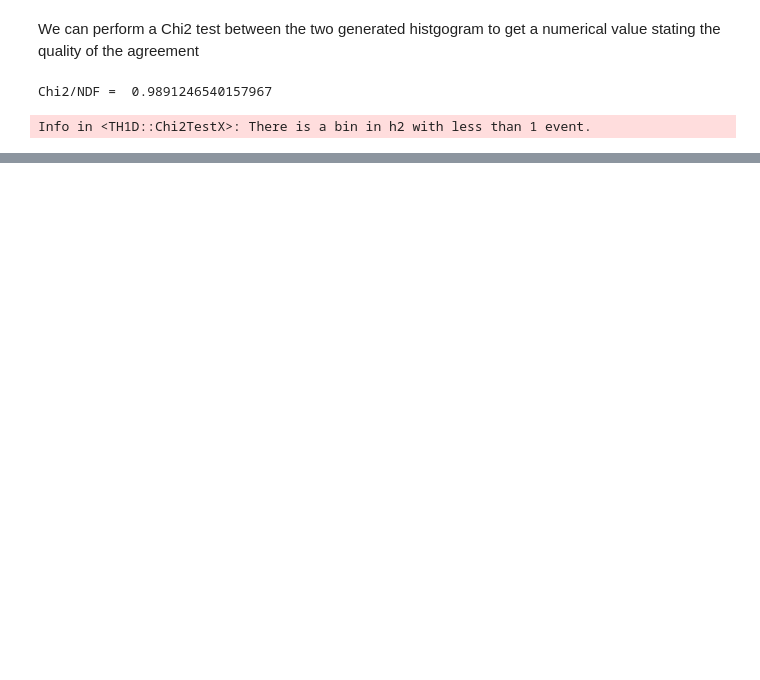
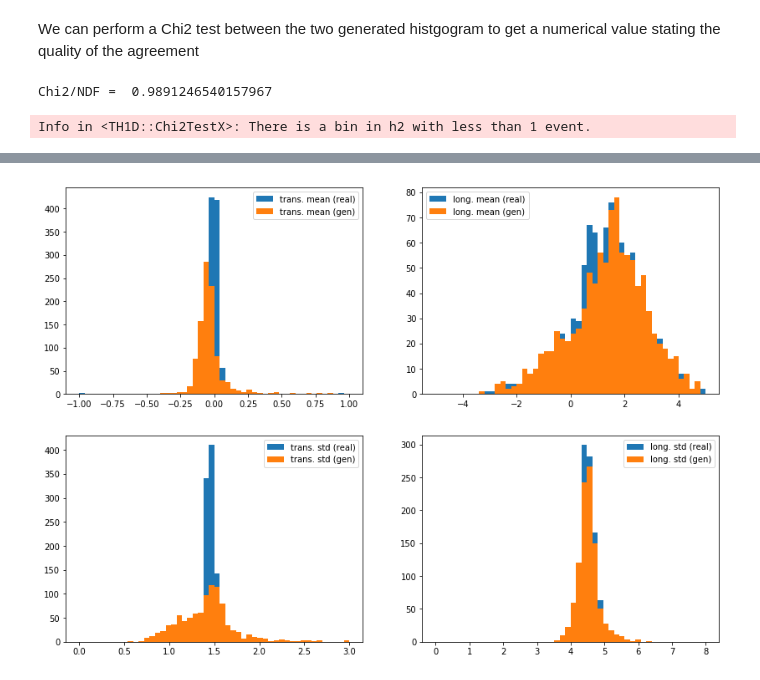
Before and after one commit to lmoneta/ml-tutorial-EIROforum, a Jupyter notebook: Ecal2DGan.ipynb, the cells around one changed output, grey strips where cells are left out. Saved outputs shown, nothing was run; the diff lists cells and outputs as text; code cells hidden in the pictures; blank space fills up the shorter version.

Commit message:
fix compute statistics of image function for SWAN

```diff
--- a/Ecal2DGan.ipynb
+++ b/Ecal2DGan.ipynb
@@ -948,0 +884,69 @@ Info in <TH1D::Chi2TestX>: There is a bin in h2 with less than 1 event.
+# %%
+#function to compute the statistics (weighted mean and weighted standard deviation)
+def calculate_stats(values):
+    xpos = np.array(range(-12,13))
+    #make a vector of (nevt x 25) for positions
+    vpos = np.tile(xpos,(values.shape[0],1))
+    #compute average
+    mean = np.average(vpos, weights=values, axis = 1)
+    #compute varince - need to make an array of means same shape as vpos (next x 25)
+    marray = np.tile(mean,(25,1)).transpose()
+    variance = np.average((vpos-marray)**2, weights=values, axis=1)
+    stddev = np.sqrt(variance)
+    return mean,stddev
+# %%
+## compute also mean and standard deviation in the two directions
+
+meanx_true, stdx_true = calculate_stats(px_true)
+meany_true, stdy_true = calculate_stats(py_true)
+
+
+meanx_gen, stdx_gen = calculate_stats(px_gen)
+meany_gen, stdy_gen = calculate_stats(py_gen)
+
+
+
+plt.figure(7,figsize=(14,10))
+plt.subplot(221)
+
+plt.hist(meanx_true,50,range=(-1,1),label='trans. mean (real)')
+#plt.title('mean X (true)')
+
+#plt.subplot(222)
+plt.hist(meanx_gen,50, range=(-1,1),label='trans. mean (gen)')
+plt.legend()
+#plt.title('mean X (gen)')
+
+
+
+plt.subplot(223)
+plt.hist(stdx_true,50,range=(0,3),label='trans. std (real)')
+#plt.title('std X (true)')
+
+#plt.subplot(224)
+plt.hist(stdx_gen,50, range=(0,3),label='trans. std (gen)')
+#plt.title('std X (gen)')
+plt.legend()
+#plt.show()
+
+#plt.figure(0)
+plt.subplot(222)
+plt.hist(meany_true,50, range=(-5,5),label='long. mean (real)')
+#plt.title('mean Y (true)')
+#plt.subplot(222)
+plt.hist(meany_gen,50, range=(-5,5),label='long. mean (gen)')
+#plt.title('mean Y (gen)')
+plt.legend()
+
+plt.subplot(224)
+plt.hist(stdy_true,50,range=(0,8),label='long. std (real)')
+#plt.title('std Y (true)')
+
+#plt.subplot(224)
+plt.hist(stdy_gen,50,range=(0,8),label='long. std (gen)')
+#plt.title('std Y (gen)')
+plt.legend()
+
+plt.show()
+# %% [output]
+[figure, added]
```
Also changed, not shown: parts of 4 cells of this notebook.
